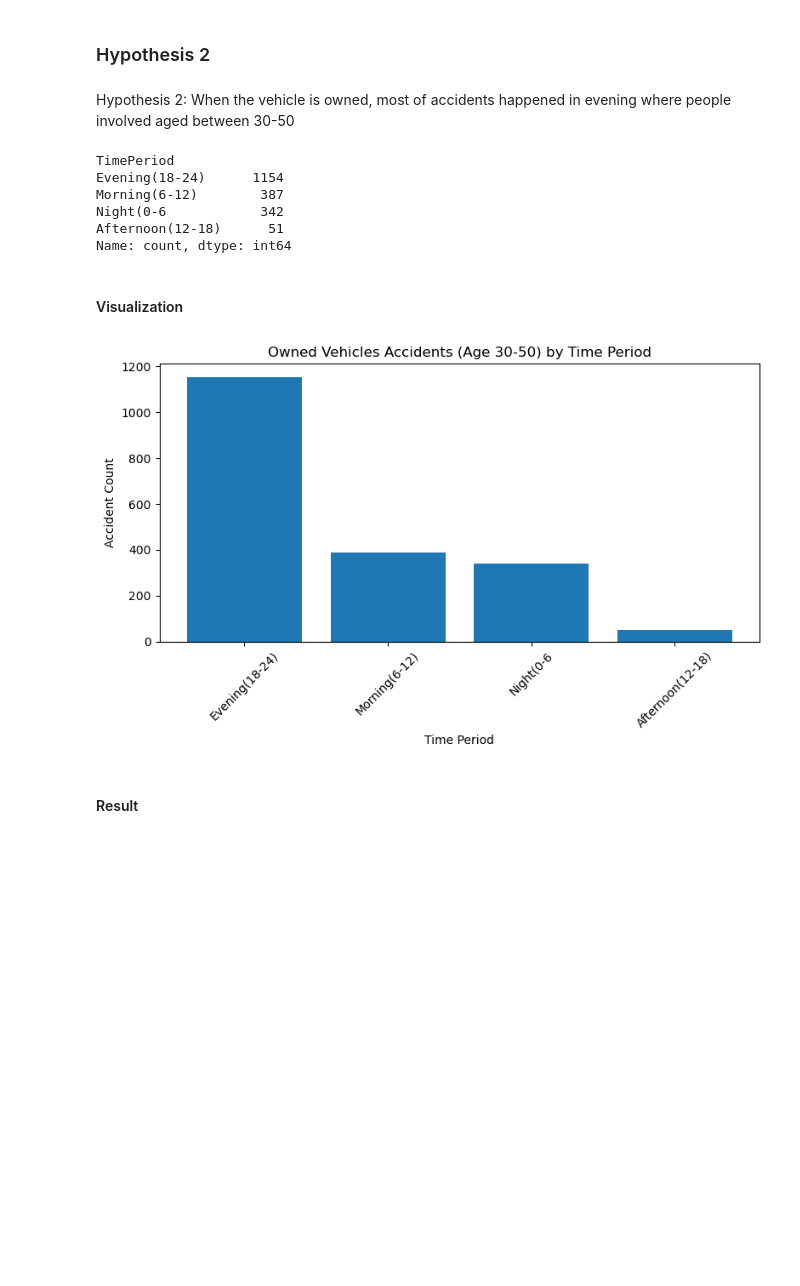
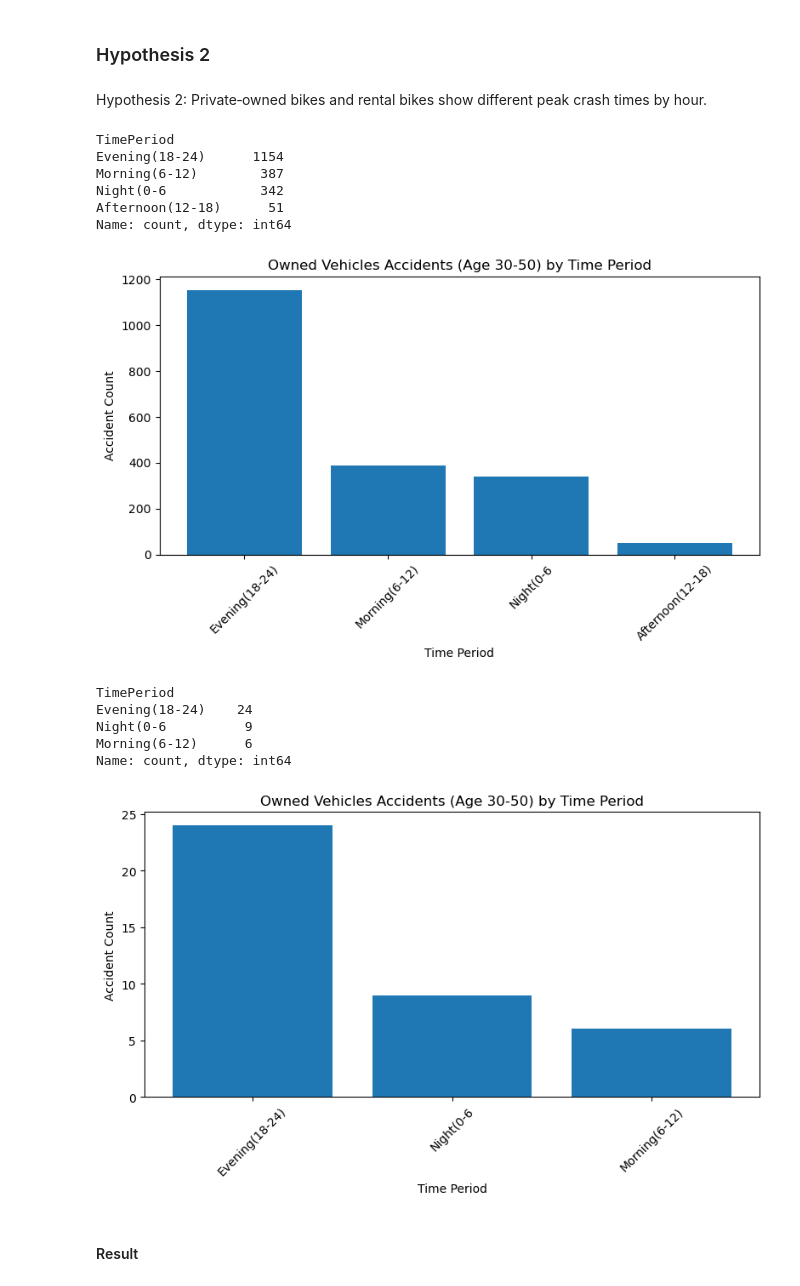
Before and after one commit to kelseyyiting/2025SpringFinalPrj, a Jupyter notebook: finalprj.ipynb, the cells around one changed output. Saved outputs shown, nothing was run; the diff lists cells and outputs as text; code cells hidden in the pictures; blank space fills up the shorter version.

Commit message:
update the hypothesis2 and visualization for 2&3

```diff
--- a/finalprj.ipynb
+++ b/finalprj.ipynb
@@ -459,46 +445,51 @@ This hypothesis is correct with a 0.97 slope of Owned, a 0.04 subtle slope of Re
 # %% [markdown]
 ### Hypothesis 2
 # %% [markdown]
-Hypothesis 2: When the vehicle is owned, most of accidents happened in evening where people involved aged between 30-50
+Hypothesis 2: Private‐owned bikes and rental bikes show different peak crash times by hour.
 # %%
-df_owned['Hour']=df_owned['CrashDateTime'].dt.hour
+for df in [df_owned,df_rental]:
+    df['Hour']=df['CrashDatetime'].dt.hour
 # %%
 def time_period(hour):
     if 0<=hour<6:
-        return 'Night(0-6'
+        return 'Night(0-6)'
     elif 6<=hour<12:
         return 'Morning(6-12)'
     elif 12<=hour<18:
         return 'Afternoon(12-18)'
     else:
         return 'Evening(18-24)'
-df_owned['TimePeriod']=df_owned['Hour'].apply(time_period)
+for df in [df_owned,df_rental]:
+    df['TimePeriod']=df['Hour'].apply(time_period)
 # %%
-mask=df_owned['AGE'].between(30,50,inclusive="both")
-df_30_50=df_owned[mask]
+for df in [df_owned,df_rental]:
+    mask=df['AGE'].between(30,50,inclusive="both")
+    df_30_50=df[mask]
+    period_counts=df_30_50['TimePeriod'].value_counts()
+    print(period_counts,"\n")
+
+    plt.figure(figsize=(8, 5))
+    plt.bar(period_counts.index, period_counts.values)
+    plt.xlabel('Time Period')
+    plt.ylabel('Accident Count')
+    plt.title('Owned Vehicles Accidents (Age 30-50) by Time Period')
+    plt.xticks(rotation=45)
+    plt.tight_layout()
+    plt.show()
+# %% [output]
+TimePeriod
+Evening(18-24)      1154
+Morning(6-12)        387
+Night(0-6            342
+Afternoon(12-18)      51
+Name: count, dtype: int64
+[figure, added]
+TimePeriod
+Evening(18-24)    24
+Night(0-6          9
+Morning(6-12)      6
+Name: count, dtype: int64
+[figure, added]
-# %%
-period_counts=df_30_50['TimePeriod'].value_counts()
-print(period_counts,"\n")
-# %% [output]
-TimePeriod
-Evening(18-24)      1154
-Morning(6-12)        387
-Night(0-6            342
-Afternoon(12-18)      51
-Name: count, dtype: int64
-# %% [markdown]
-#### Visualization
-# %%
-plt.figure(figsize=(8, 5))
-plt.bar(period_counts.index, period_counts.values)
-plt.xlabel('Time Period')
-plt.ylabel('Accident Count')
-plt.title('Owned Vehicles Accidents (Age 30-50) by Time Period')
-plt.xticks(rotation=45)
-plt.tight_layout()
-plt.show()
-# %% [output]
-[figure, removed]
 # %% [markdown]
 #### Result
 # %% [markdown]
```
Also changed, not shown: parts of 22 cells of this notebook.
